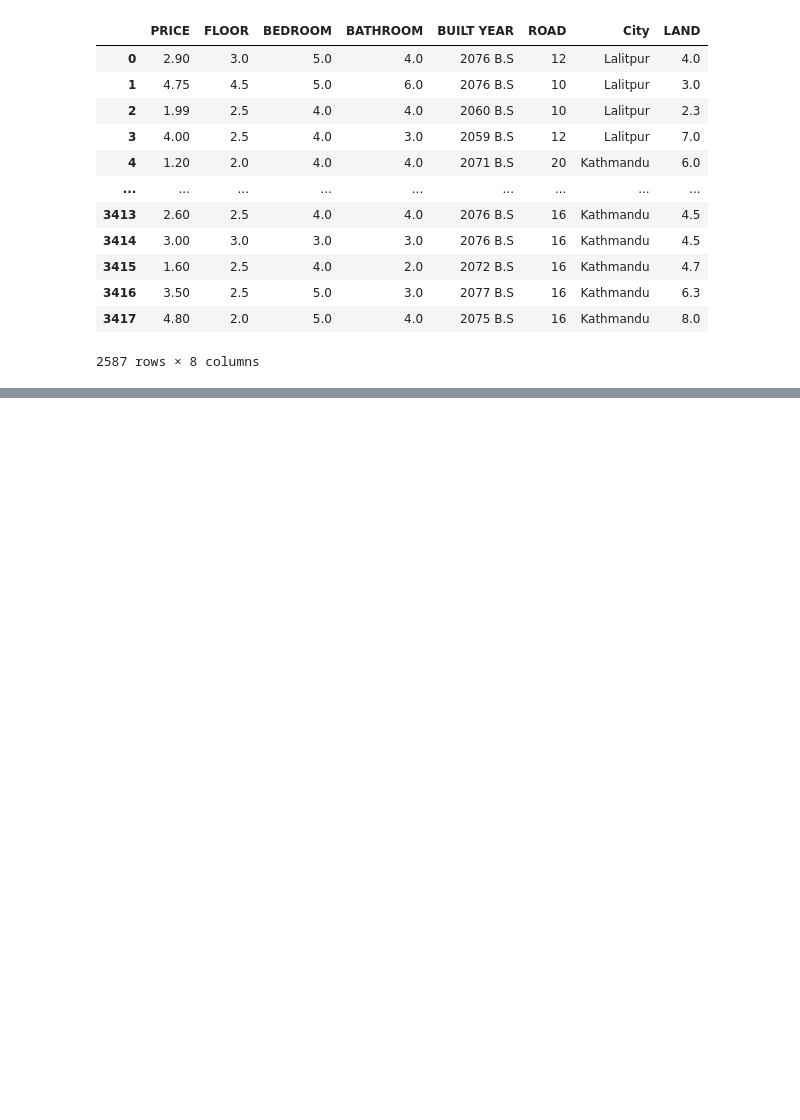
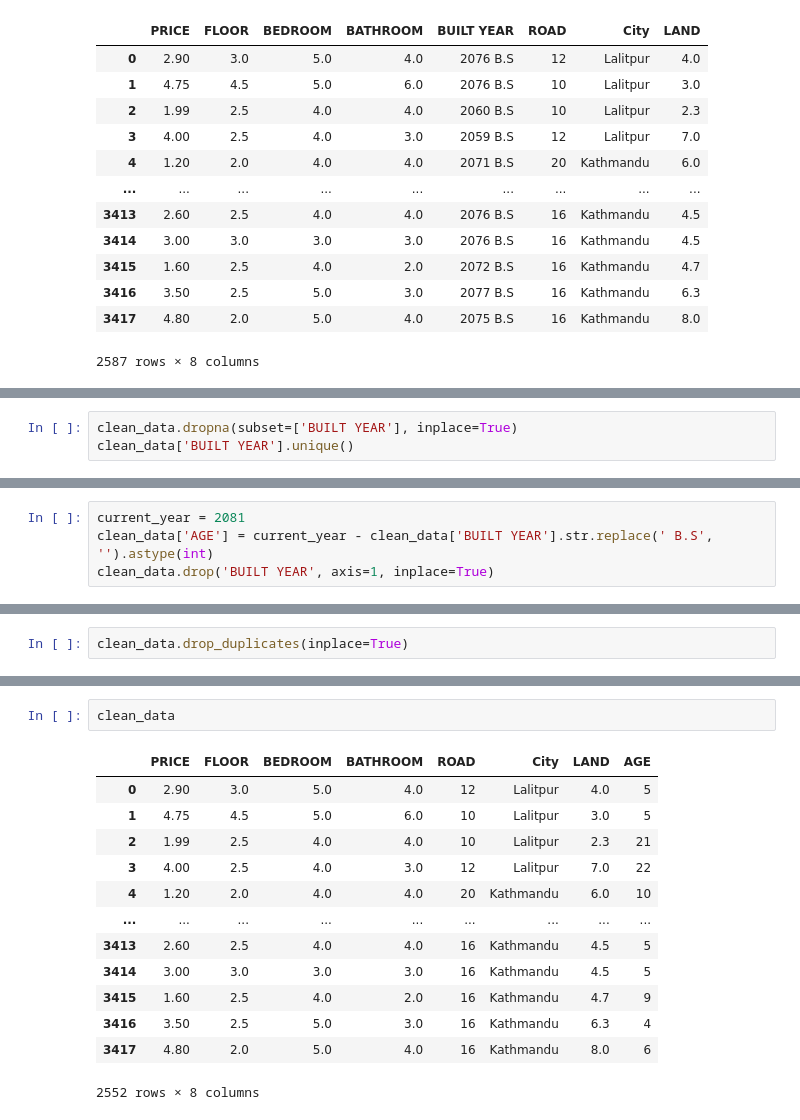
Before and after one commit to kushal1o1/RealEstate, a Jupyter notebook: ai/main.ipynb, the cells around one changed output, grey strips where cells are left out. Cells and saved outputs as stored; diff of their text form; blank space fills up the shorter version.

Commit message:
feat:Built Year column fix

```diff
--- a/ai/main.ipynb
+++ b/ai/main.ipynb
@@ -259,0 +262,3 @@ clean_data
+# %%
+clean_data.dropna(subset=['BUILT YEAR'], inplace=True)
+clean_data['BUILT YEAR'].unique()
@@ -259,0 +274,4 @@ clean_data
+# %%
+current_year = 2081
+clean_data['AGE'] = current_year - clean_data['BUILT YEAR'].str.replace(' B.S', '').astype(int)
+clean_data.drop('BUILT YEAR', axis=1, inplace=True)
@@ -259,0 +282,2 @@ clean_data
+# %%
+clean_data.drop_duplicates(inplace=True)
@@ -259,0 +296,16 @@ clean_data
+# %%
+clean_data
+# %% [output]
+|  | PRICE | FLOOR | BEDROOM | BATHROOM | ROAD | City | LAND | AGE |
+| 0 | 2.90 | 3.0 | 5.0 | 4.0 | 12 | Lalitpur | 4.0 | 5 |
+| 1 | 4.75 | 4.5 | 5.0 | 6.0 | 10 | Lalitpur | 3.0 | 5 |
+| 2 | 1.99 | 2.5 | 4.0 | 4.0 | 10 | Lalitpur | 2.3 | 21 |
+| 3 | 4.00 | 2.5 | 4.0 | 3.0 | 12 | Lalitpur | 7.0 | 22 |
+| 4 | 1.20 | 2.0 | 4.0 | 4.0 | 20 | Kathmandu | 6.0 | 10 |
+| ... | ... | ... | ... | ... | ... | ... | ... | ... |
+| 3413 | 2.60 | 2.5 | 4.0 | 4.0 | 16 | Kathmandu | 4.5 | 5 |
+| 3414 | 3.00 | 3.0 | 3.0 | 3.0 | 16 | Kathmandu | 4.5 | 5 |
+| 3415 | 1.60 | 2.5 | 4.0 | 2.0 | 16 | Kathmandu | 4.7 | 9 |
+| 3416 | 3.50 | 2.5 | 5.0 | 3.0 | 16 | Kathmandu | 6.3 | 4 |
+| 3417 | 4.80 | 2.0 | 5.0 | 4.0 | 16 | Kathmandu | 8.0 | 6 |
+2552 rows × 8 columns
```
Also changed, not shown: parts of 5 cells of this notebook.
